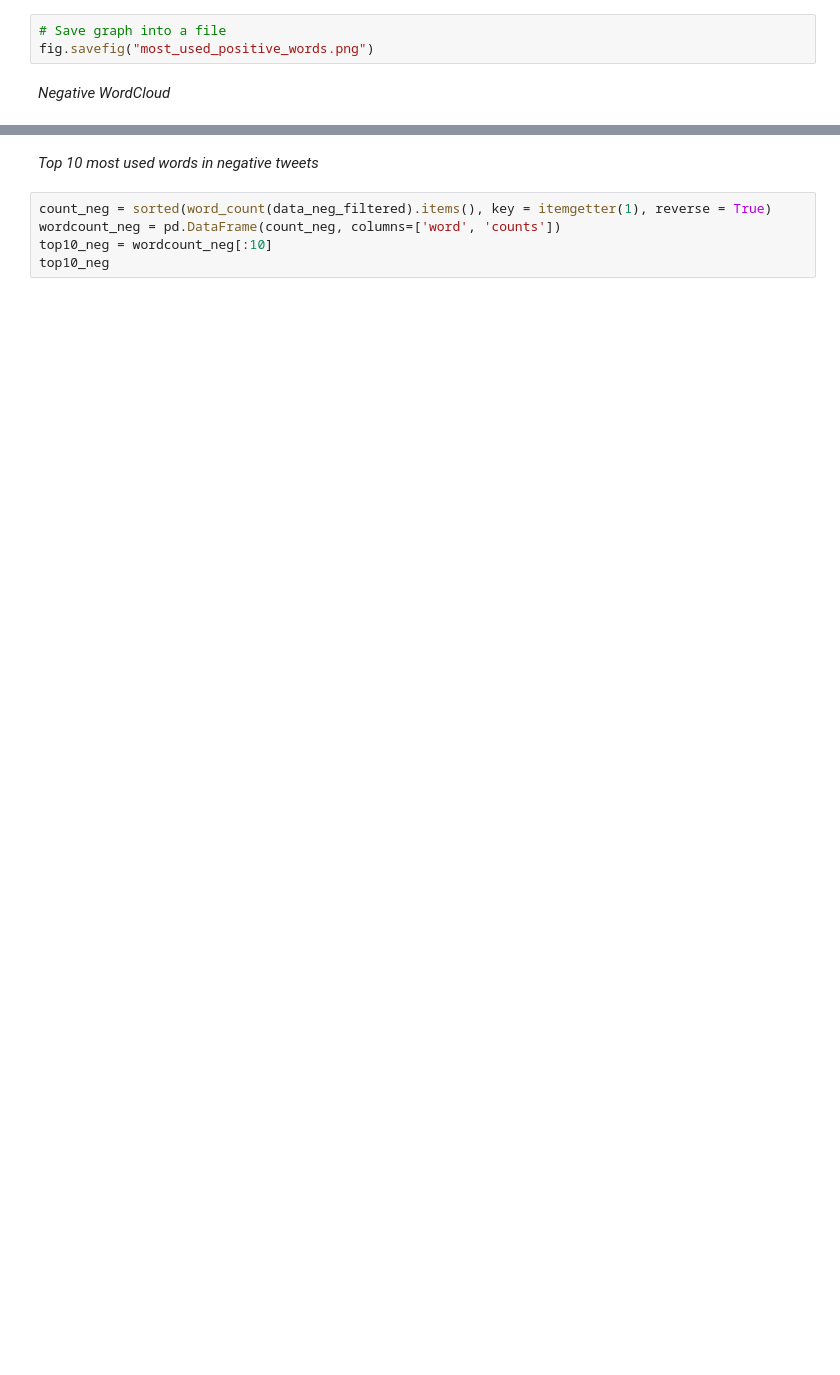
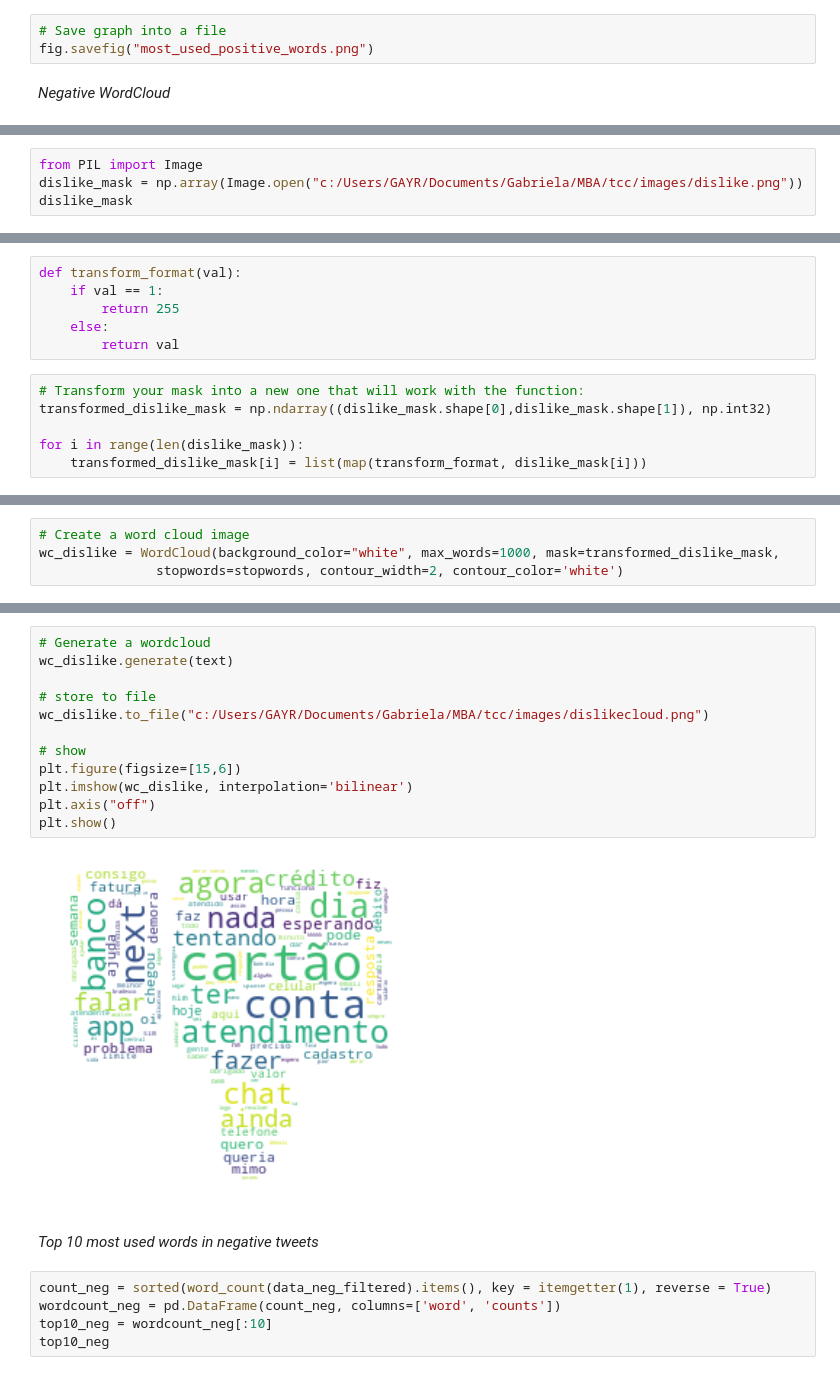
Before and after one commit to gabrielacaayres/tcc, a Jupyter notebook: code/read_tweets.ipynb, the cells around one changed output, grey strips where cells are left out. Drawn from its saved outputs; the diff is of its cells as text; blank space fills up the shorter version.

Commit message:
Add dislike wordcloud

```diff
--- a/code/read_tweets.ipynb
+++ b/code/read_tweets.ipynb
@@ -517,0 +520,4 @@ data_neg_filtered
+# %%
+from PIL import Image
+dislike_mask = np.array(Image.open("c:/Users/GAYR/Documents/Gabriela/MBA/tcc/images/dislike.png"))
+dislike_mask
@@ -517,0 +534,12 @@ data_neg_filtered
+# %%
+def transform_format(val):
+    if val == 1:
+        return 255
+    else:
+        return val
+# %%
+# Transform your mask into a new one that will work with the function:
+transformed_dislike_mask = np.ndarray((dislike_mask.shape[0],dislike_mask.shape[1]), np.int32)
+
+for i in range(len(dislike_mask)):
+    transformed_dislike_mask[i] = list(map(transform_format, dislike_mask[i]))
@@ -518,3 +557,7 @@ data_neg_filtered
+# %%
+# Create a word cloud image
+wc_dislike = WordCloud(background_color="white", max_words=1000, mask=transformed_dislike_mask,
+               stopwords=stopwords, contour_width=2, contour_color='white')
 # %%
 # WordCloud
 plt.style.use('seaborn')
@@ -530,3 +572,17 @@ Text(0.5,1,'Negative Tweets WordCloud')
+# %%
+# Generate a wordcloud
+wc_dislike.generate(text)
+
+# store to file
+wc_dislike.to_file("c:/Users/GAYR/Documents/Gabriela/MBA/tcc/images/dislikecloud.png")
+
+# show
+plt.figure(figsize=[15,6])
+plt.imshow(wc_dislike, interpolation='bilinear')
+plt.axis("off")
+plt.show()
+# %% [output]
+[figure, added]
 # %% [markdown]
 *Top 10 most used words in negative tweets*
 # %%
```
Also changed, not shown: parts of 22 cells of this notebook, 9 other files.
